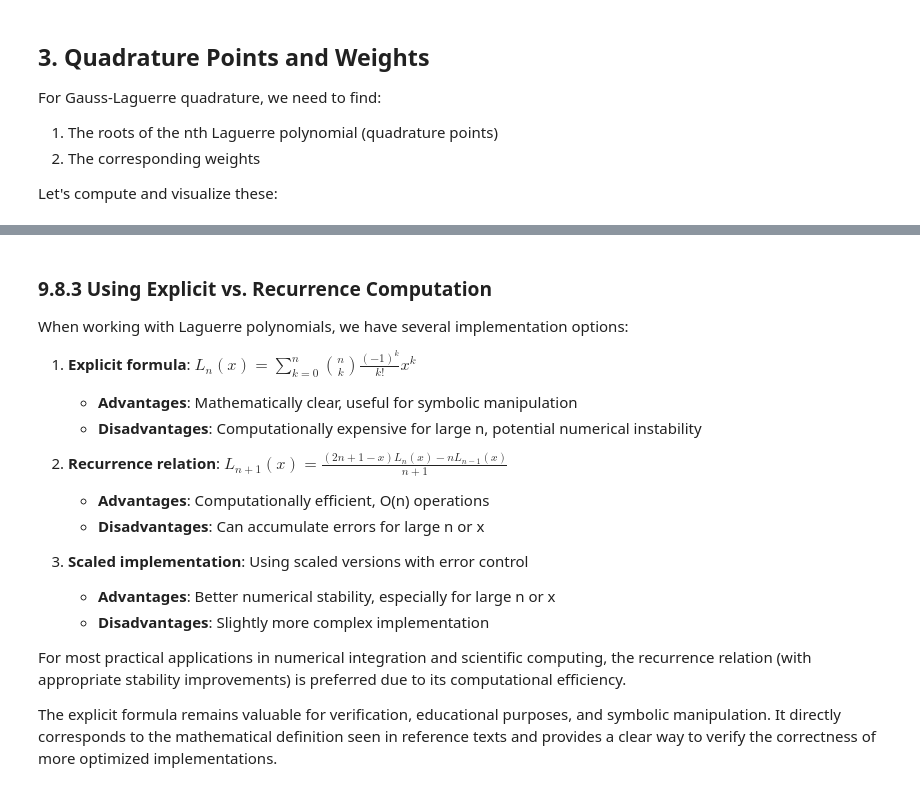
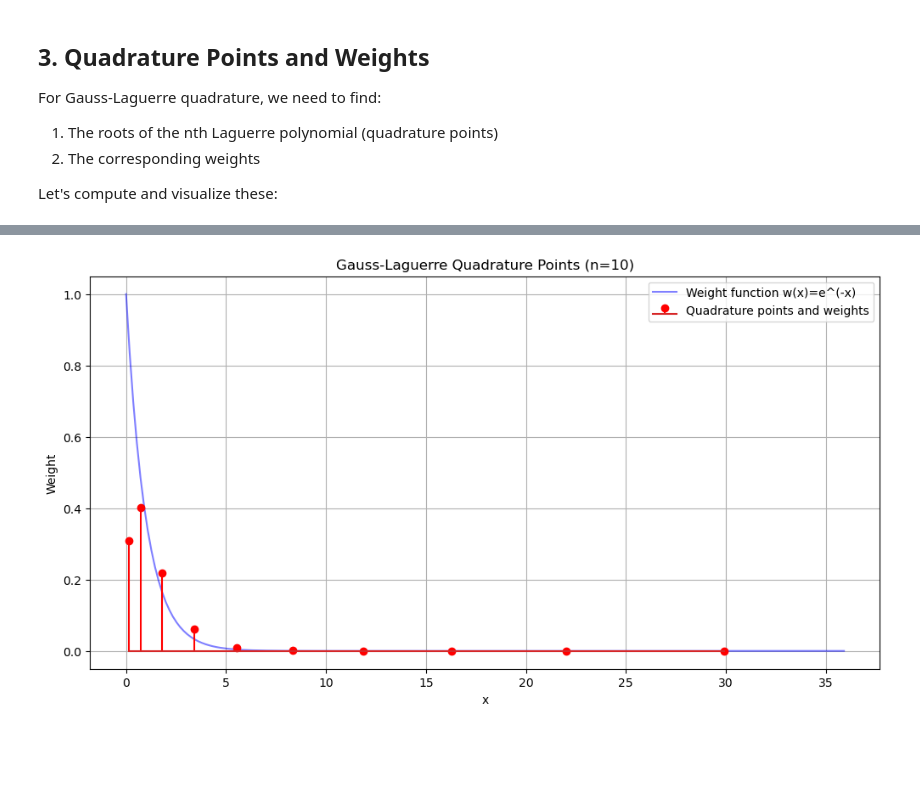
Before and after one commit to SugoiKitsune/Gaussian_Quadrature, a Jupyter notebook: notebooks/gaussian_quadrature_theory.ipynb, the cells around one changed output, grey strips where cells are left out. Cells and saved outputs as stored; diff of their text form; code cells hidden in the pictures; blank space fills up the shorter version.

Commit message:
v0.13 - updated Quadrature calculation and begin caplet notebook

```diff
--- a/notebooks/gaussian_quadrature_theory.ipynb
+++ b/notebooks/gaussian_quadrature_theory.ipynb
@@ -1327,20 +849,0 @@ plt.show()
-# %% [markdown]
-### 9.8.3 Using Explicit vs. Recurrence Computation
-
-When working with Laguerre polynomials, we have several implementation options:
-
-1. **Explicit formula**: $L_n(x) = \sum_{k=0}^n \binom{n}{k} \frac{(-1)^k}{k!} x^k$
-   - **Advantages**: Mathematically clear, useful for symbolic manipulation
-   - **Disadvantages**: Computationally expensive for large n, potential numerical instability
-
-2. **Recurrence relation**: $L_{n+1}(x) = \frac{(2n+1-x)L_n(x) - nL_{n-1}(x)}{n+1}$
-   - **Advantages**: Computationally efficient, O(n) operations
-   - **Disadvantages**: Can accumulate errors for large n or x
-
-3. **Scaled implementation**: Using scaled versions with error control
-   - **Advantages**: Better numerical stability, especially for large n or x
-   - **Disadvantages**: Slightly more complex implementation
-
-For most practical applications in numerical integration and scientific computing, the recurrence relation (with appropriate stability improvements) is preferred due to its computational efficiency.
-
-The explicit formula remains valuable for verification, educational purposes, and symbolic manipulation. It directly corresponds to the mathematical definition seen in reference texts and provides a clear way to verify the correctness of more optimized implementations.
@@ -1509,0 +850,30 @@ fig.show()
+# %%
+n_points = 5
+nodes, weights = quad.compute_gauss_laguerre_points_final(n_points)
+# %%
+def plot_quadrature_points(n_points=5):
+    # Compute nodes and weights
+    nodes, weights = quad.compute_gauss_laguerre_points_final(n_points)
+
+    # Plot
+    plt.figure(figsize=(12, 6))
+
+    # Plot weight function e^(-x)
+    x = jnp.linspace(0, max(nodes) * 1.2, 200)
+    plt.plot(x, jnp.exp(-x), 'b-', label='Weight function w(x)=e^(-x)', alpha=0.5)
+
+    # Plot quadrature points and weights
+    plt.stem(nodes, weights, 'r', label='Quadrature points and weights')
+
+    plt.title(f'Gauss-Laguerre Quadrature Points (n={n_points})')
+    plt.xlabel('x')
+    plt.ylabel('Weight')
+    plt.legend()
+    plt.grid(True)
+    plt.show()
+
+    return nodes, weights
+
+nodes, weights = plot_quadrature_points(10)
+# %% [output]
+[figure, added]
```
Also changed, not shown: parts of 83 cells of this notebook, 4 other files.
